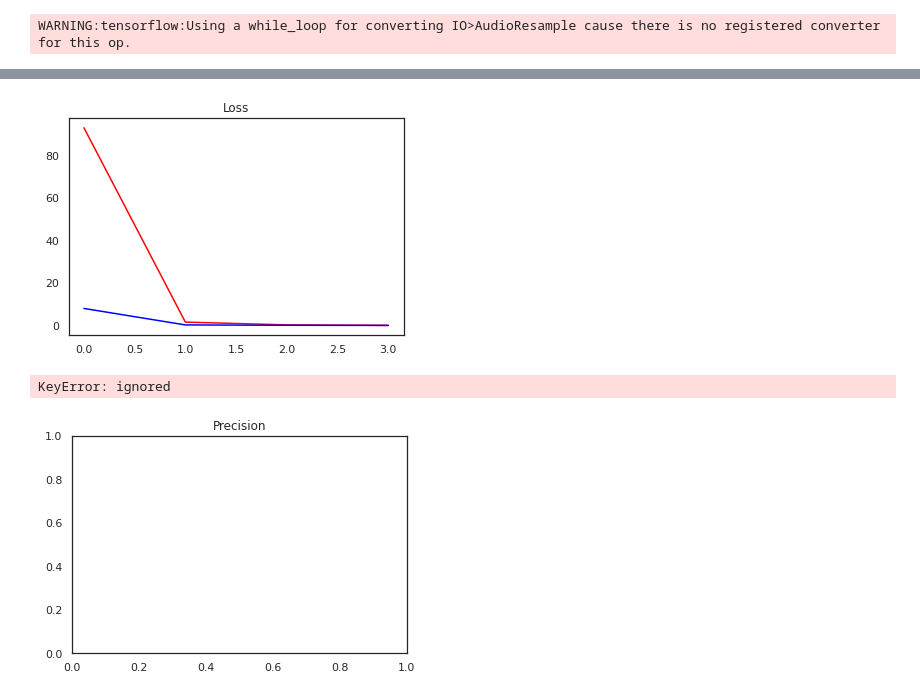
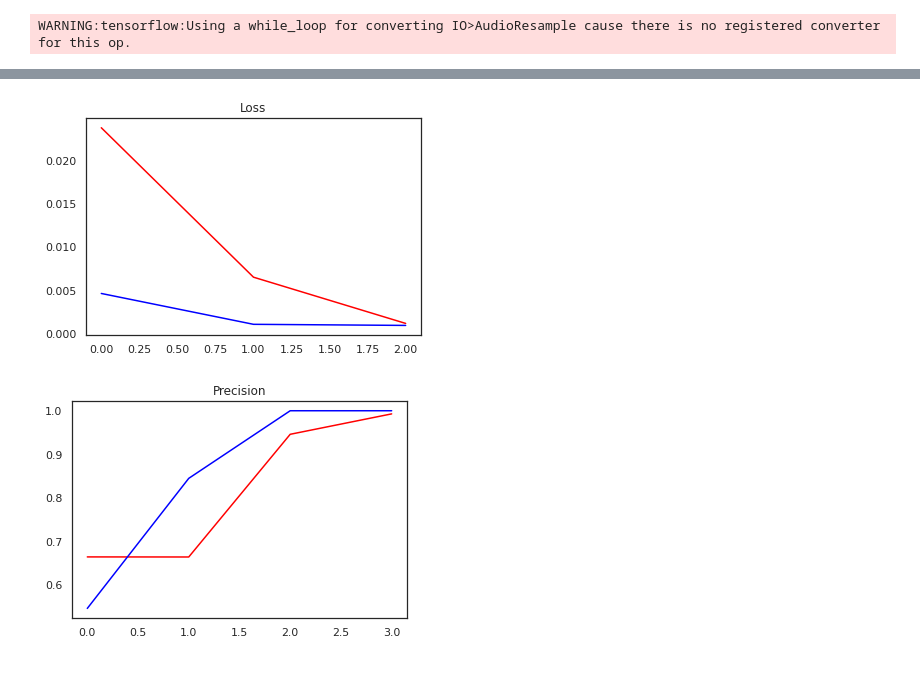
Before and after one commit to pawelszajwaj/Segregation, a Jupyter notebook: Main.ipynb, the cells around one changed output, grey strips where cells are left out. Saved outputs shown, nothing was run; the diff lists cells and outputs as text; code cells hidden in the pictures.

```diff
--- a/Main.ipynb
+++ b/Main.ipynb
@@ -433,5 +449,5 @@ WARNING:tensorflow:Using a while_loop for converting IO>AudioResample cause ther
 # %%
 print(len(datavar2))
 train = datavar2.take(16)
-test = datavar2.skip(16).take(8)
+test = datavar2.skip(16).take(7)
 # %% [output]
@@ -440,8 +458,9 @@ test = datavar2.skip(16).take(8)
 modelvar2 = Sequential()
 modelvar2.add(Conv2D(16, (3,3), activation='relu', input_shape=(188, 128, 1)))
 modelvar2.add(Conv2D(16, (3,3), activation='relu'))
+modelvar2.add(Dropout(0.2))
 modelvar2.add(Flatten())
-modelvar2.add(Dense(128, activation='relu'))
+modelvar2.add(Dense(128, activation='relu', kernel_constraint=MaxNorm(1.)))
 modelvar2.add(Dense(1, activation='sigmoid'))
 # %%
 modelvar2.compile("Adam", loss='BinaryCrossentropy', metrics=[tf.keras.metrics.Recall(), tf.keras.metrics.Precision()])
@@ -468,5 +485,5 @@ Trainable params: 46,729,905
 Non-trainable params: 0
 _________________________________________________________________
 # %%
-histvar2 = modelvar2.fit(train, epochs=4, validation_data=test)
+histvar2 = modelvar2.fit(train, epochs=3, validation_data=test)
 # %% [output]
@@ -484,14 +499,13 @@ plt.plot(histvar2.history['loss'], 'r')
 plt.plot(histvar2.history['val_loss'],'b')
 plt.show()
 # %% [output]
-[figure, old version]
+[figure, new version]
 # %%
 plt.title("Precision")
-plt.plot(histvar1.history['precision'], 'r')
-plt.plot(histvar1.history['val_precision'],'b')
+plt.plot(histvar2.history['precision_3'], 'r')
+plt.plot(histvar2.history['val_precision_3'],'b')
 plt.show()
 # %% [output]
-KeyError: ignored
-[figure, old version]
+[figure, new version]
 # %%
 plt.title("Recall")
```
Also changed, not shown: parts of 33 cells of this notebook.
